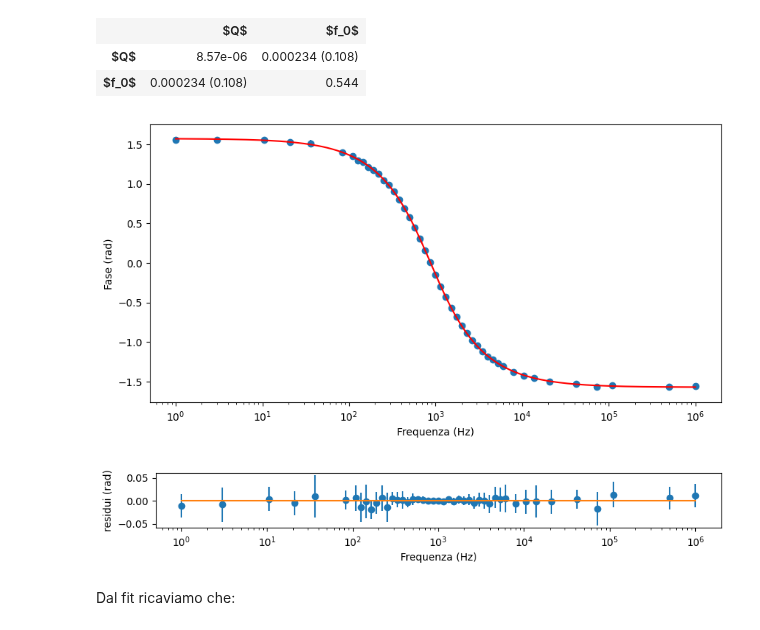
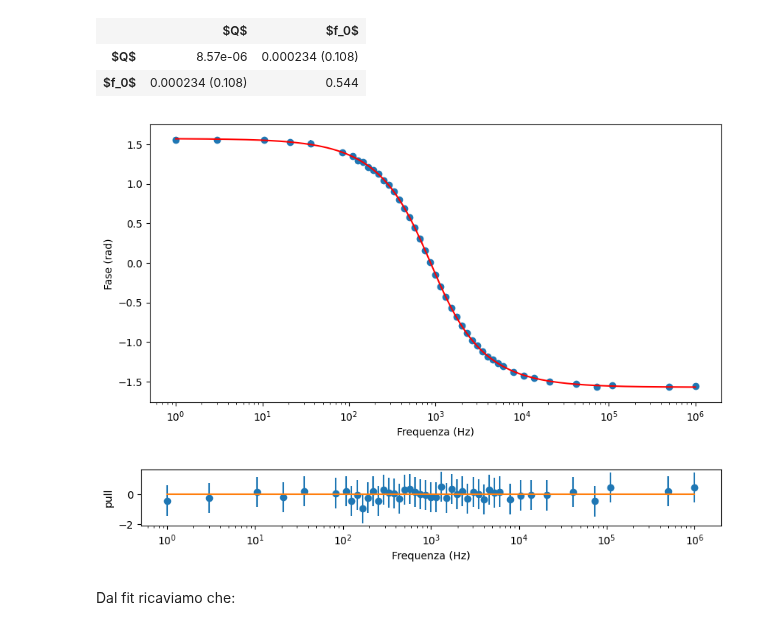
Before and after one commit to lucalista/analisi-dati-2023, a Jupyter notebook: 15.02.00_Studio_circuito_RLC_con_fit_combinato.ipynb, the cells around one changed output. Drawn from its saved outputs; the diff is of its cells as text; code cells hidden in the pictures.

```diff
--- a/15.02.00_Studio_circuito_RLC_con_fit_combinato.ipynb
+++ b/15.02.00_Studio_circuito_RLC_con_fit_combinato.ipynb
@@ -167,21 +158,21 @@ m1.migrad()
 # %%
 plt.figure(figsize=(10,5),dpi=100)
 plt.errorbar(freq , phase, err_phase, ls="none", marker="o", zorder=1)
 plt.plot(x , model_sfas(x, m1.values), color="red", zorder=2)
 plt.xscale('log')
 plt.xlabel('Frequenza (Hz)')
 plt.ylabel('Fase (rad)')
 plt.show()
 plt.figure(figsize=(10,1),dpi=100)
-plt.errorbar(freq, phase-model_sfas(freq, m1.values), err_phase, fmt="o", zorder=1)
+plt.errorbar(freq, (phase-model_sfas(freq, m1.values))/err_phase, 1, fmt="o", zorder=1)
 plt.plot([freq[0], freq[-1]], [0,0], zorder=2)
 plt.xlabel('Frequenza (Hz)')
-plt.ylabel('residui (rad)')
+plt.ylabel('pull')
 plt.xscale('log')
 plt.show()
 # %% [output]
 [figure]
-[figure, old version]
+[figure, new version]
 # %% [markdown]
 Dal fit ricaviamo che:
 # %%
```
Also changed, not shown: parts of 9 cells of this notebook.
